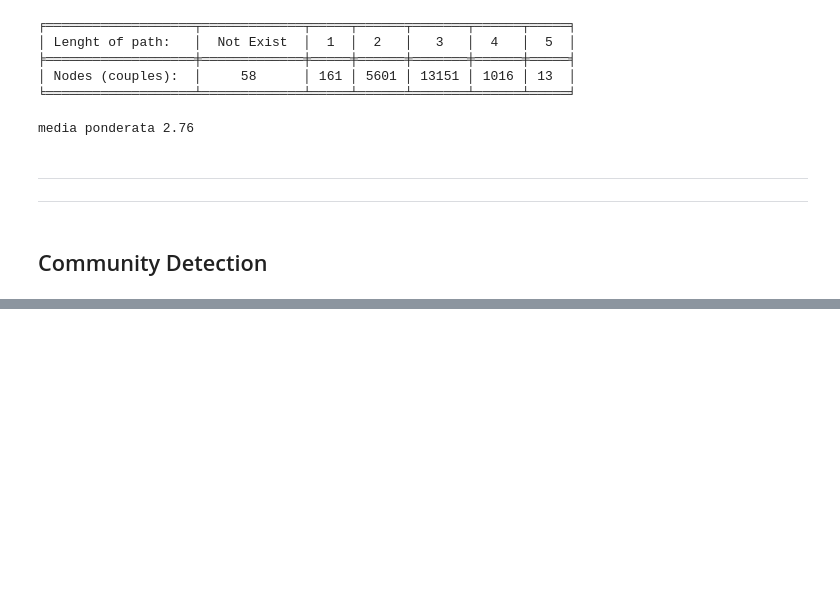
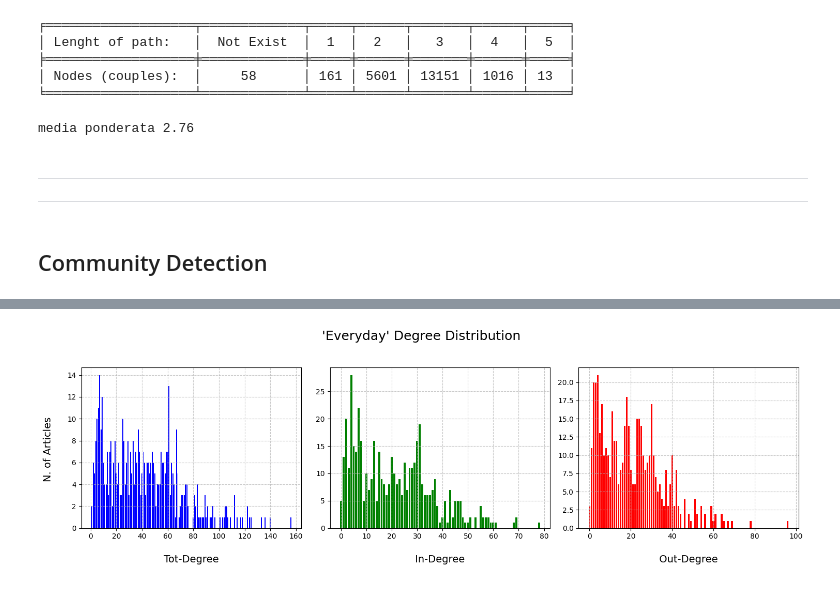
Before and after one commit to LM1997610/Social_Networks, a Jupyter notebook: Project/Main.ipynb, the cells around one changed output, grey strips where cells are left out. Drawn from its saved outputs; the diff is of its cells as text; code cells hidden in the pictures; blank space fills up the shorter version.

```diff
--- a/Project/Main.ipynb
+++ b/Project/Main.ipynb
@@ -435,19 +438,3 @@ media ponderata 2.76
 ---------------------------------------------------------------------------
 # %% [markdown]
 ## Community Detection
-# %%
-groups = [x for x in list(label_id.keys()) if x not in ['Arts', 'People', 'Society and social sciences']]
-
-for topic_key in tqdm(label_id):
-
-  sub_nodes = [x for x,v in enumerate(wikivitals.labels) if v == label_id[topic_key]]
-
-  H = G.subgraph(sub_nodes).to_undirected()
-  pos = nx.spring_layout(H)
-
-  node_labels = {sub_nodes[i]: wikivitals.names_labels_hierarchy[wikivitals.labels_hierarchy[sub_nodes[i]]].split("|||")[1] for i in range(len(sub_nodes))}
-
-  show_subnet(H, node_labels, topic_key, show=False, pos = pos)
-
-  #partition = nx.community.louvain_communities(H)
-  #show_coomunities(H, partition, topic_key, output_directory=output_dir+'/louvain', pos = pos)
@@ -534,0 +444,13 @@ show_coomunities(H, partition, community_label, output_directory=output_dir+'/lo
+# %%
+label_id = {name: i for i, name in enumerate(wikivitals.names_labels)}
+# %%
+data = {}
+
+for topic_key in tqdm(label_id):
+
+  builder = SubgraphBuilder(G, topic_key, label_id, wikivitals.labels, wikivitals.labels_hierarchy,
+                                                    wikivitals.names_labels_hierarchy)
+  data[builder.topic_name] = builder
+
+  show_subnet(builder, show=False)
+  print('{:>13} >> Nodes: {:>4} | Edges: {:>5} | Subclasses: {:>2} | Isolated {:>2} | Components: {}'.format(*builder.info))
@@ -534,0 +469,12 @@ show_coomunities(H, partition, community_label, output_directory=output_dir+'/lo
+# %%
+community_label = "Everyday"
+
+this_machine = data[community_label]
+
+# show_subnet(this_machine, show=True)
+# %%
+degrees, in_deg, out_deg = this_machine.compute_distribution()
+
+in_out_plot(degrees, in_deg, out_deg, community_label, output_directory=output_dir)
+# %% [output]
+[figure, added]
```
Also changed, not shown: parts of 16 cells of this notebook.
